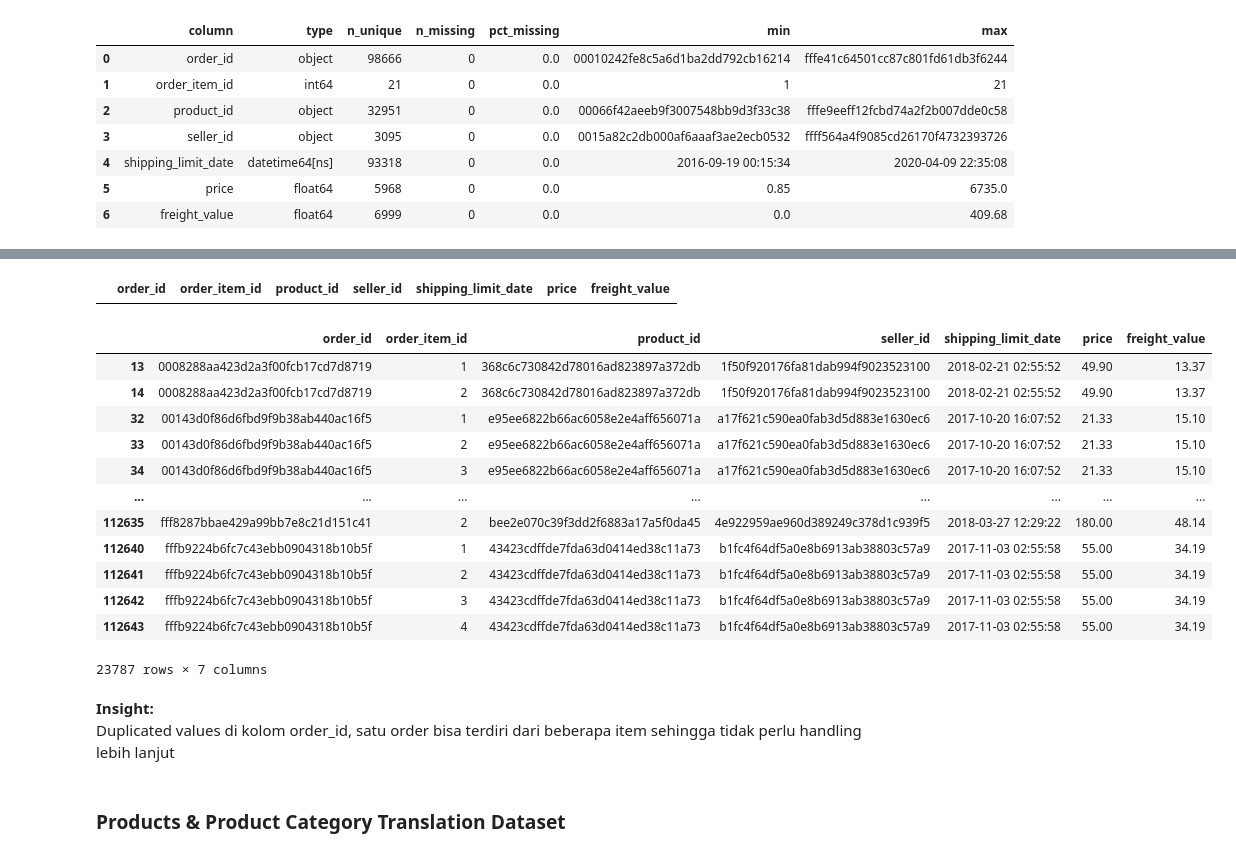
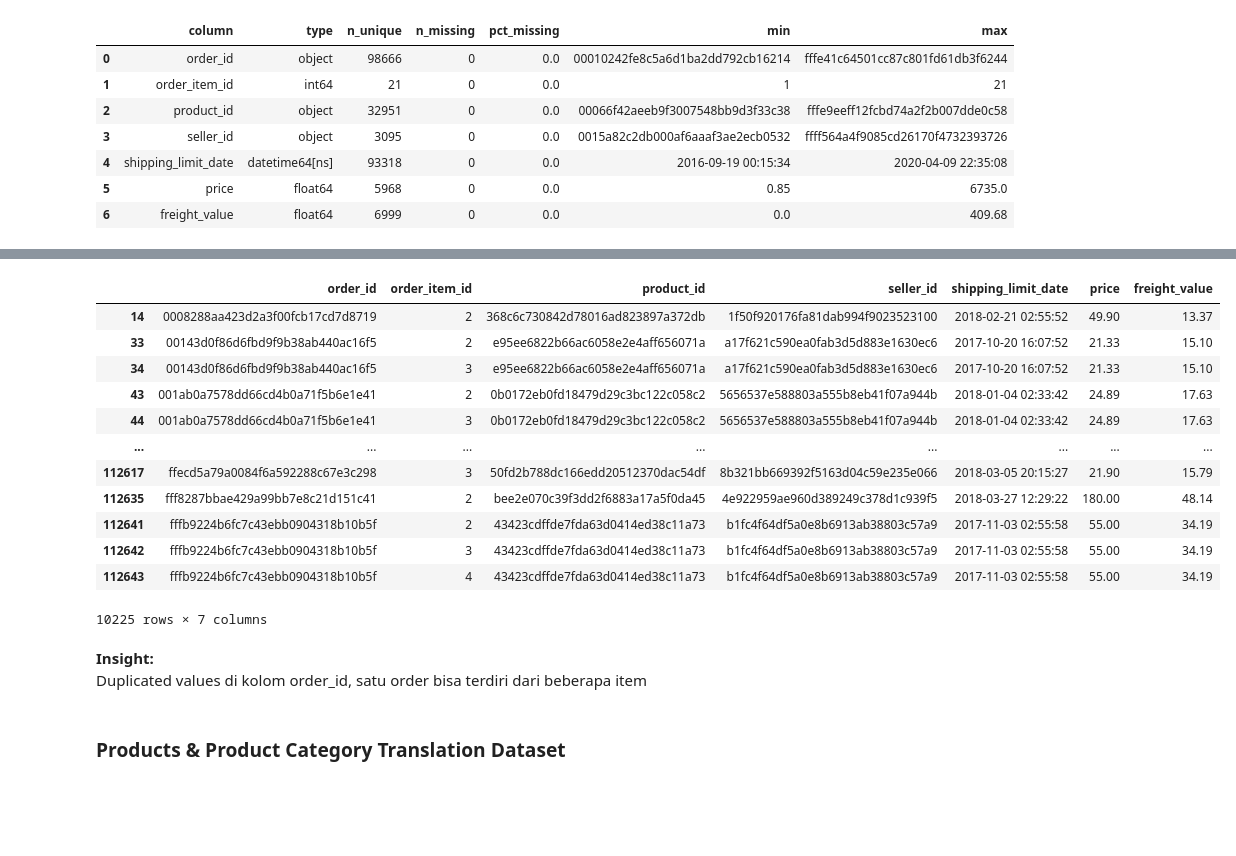
Before and after one commit to aridiawan/ecommerce-analysis, a Jupyter notebook: notebooks/1.0.2-data-preparation.ipynb, the cells around one changed output, grey strips where cells are left out. Saved outputs shown, nothing was run; the diff lists cells and outputs as text; code cells hidden in the pictures; blank space fills up the shorter version.

```diff
--- a/notebooks/1.0.2-data-preparation.ipynb
+++ b/notebooks/1.0.2-data-preparation.ipynb
@@ -77,3 +77,6 @@ number of rows: 112650
 | 4 | shipping_limit_date | datetime64[ns] | 93318 | 0 | 0.0 | 2016-09-19 00:15:34 | 2020-04-09 22:35:08 |
 | 5 | price | float64 | 5968 | 0 | 0.0 | 0.85 | 6735.0 |
 | 6 | freight_value | float64 | 6999 | 0 | 0.0 | 0.0 | 409.68 |
+# %%
+order_items.sort_values(by=["order_id", "order_item_id"], inplace=True, ignore_index=True)
+order_items
@@ -80,26 +97,22 @@ number of rows: 112650
 # %%
-order_items[order_items.duplicated()]
+order_items[order_items.duplicated(["order_id", "product_id", "price", "freight_value"])]
 # %% [output]
 |  | order_id | order_item_id | product_id | seller_id | shipping_limit_date | price | freight_value |
+| 14 | 0008288aa423d2a3f00fcb17cd7d8719 | 2 | 368c6c730842d78016ad823897a372db | 1f50f920176fa81dab994f9023523100 | 2018-02-21 02:55:52 | 49.90 | 13.37 |
+| 33 | 00143d0f86d6fbd9f9b38ab440ac16f5 | 2 | e95ee6822b66ac6058e2e4aff656071a | a17f621c590ea0fab3d5d883e1630ec6 | 2017-10-20 16:07:52 | 21.33 | 15.10 |
+| 34 | 00143d0f86d6fbd9f9b38ab440ac16f5 | 3 | e95ee6822b66ac6058e2e4aff656071a | a17f621c590ea0fab3d5d883e1630ec6 | 2017-10-20 16:07:52 | 21.33 | 15.10 |
+| 43 | 001ab0a7578dd66cd4b0a71f5b6e1e41 | 2 | 0b0172eb0fd18479d29c3bc122c058c2 | 5656537e588803a555b8eb41f07a944b | 2018-01-04 02:33:42 | 24.89 | 17.63 |
+| 44 | 001ab0a7578dd66cd4b0a71f5b6e1e41 | 3 | 0b0172eb0fd18479d29c3bc122c058c2 | 5656537e588803a555b8eb41f07a944b | 2018-01-04 02:33:42 | 24.89 | 17.63 |
+| ... | ... | ... | ... | ... | ... | ... | ... |
+| 112617 | ffecd5a79a0084f6a592288c67e3c298 | 3 | 50fd2b788dc166edd20512370dac54df | 8b321bb669392f5163d04c59e235e066 | 2018-03-05 20:15:27 | 21.90 | 15.79 |
+| 112635 | fff8287bbae429a99bb7e8c21d151c41 | 2 | bee2e070c39f3dd2f6883a17a5f0da45 | 4e922959ae960d389249c378d1c939f5 | 2018-03-27 12:29:22 | 180.00 | 48.14 |
+| 112641 | fffb9224b6fc7c43ebb0904318b10b5f | 2 | 43423cdffde7fda63d0414ed38c11a73 | b1fc4f64df5a0e8b6913ab38803c57a9 | 2017-11-03 02:55:58 | 55.00 | 34.19 |
+| 112642 | fffb9224b6fc7c43ebb0904318b10b5f | 3 | 43423cdffde7fda63d0414ed38c11a73 | b1fc4f64df5a0e8b6913ab38803c57a9 | 2017-11-03 02:55:58 | 55.00 | 34.19 |
+| 112643 | fffb9224b6fc7c43ebb0904318b10b5f | 4 | 43423cdffde7fda63d0414ed38c11a73 | b1fc4f64df5a0e8b6913ab38803c57a9 | 2017-11-03 02:55:58 | 55.00 | 34.19 |
+10225 rows × 7 columns
-# %%
-order_items[order_items.duplicated(subset=["order_id"], keep=False)].sort_values(by=["order_id", "order_item_id"])
-# %% [output]
-|  | order_id | order_item_id | product_id | seller_id | shipping_limit_date | price | freight_value |
-| 13 | 0008288aa423d2a3f00fcb17cd7d8719 | 1 | 368c6c730842d78016ad823897a372db | 1f50f920176fa81dab994f9023523100 | 2018-02-21 02:55:52 | 49.90 | 13.37 |
-| 14 | 0008288aa423d2a3f00fcb17cd7d8719 | 2 | 368c6c730842d78016ad823897a372db | 1f50f920176fa81dab994f9023523100 | 2018-02-21 02:55:52 | 49.90 | 13.37 |
-| 32 | 00143d0f86d6fbd9f9b38ab440ac16f5 | 1 | e95ee6822b66ac6058e2e4aff656071a | a17f621c590ea0fab3d5d883e1630ec6 | 2017-10-20 16:07:52 | 21.33 | 15.10 |
-| 33 | 00143d0f86d6fbd9f9b38ab440ac16f5 | 2 | e95ee6822b66ac6058e2e4aff656071a | a17f621c590ea0fab3d5d883e1630ec6 | 2017-10-20 16:07:52 | 21.33 | 15.10 |
-| 34 | 00143d0f86d6fbd9f9b38ab440ac16f5 | 3 | e95ee6822b66ac6058e2e4aff656071a | a17f621c590ea0fab3d5d883e1630ec6 | 2017-10-20 16:07:52 | 21.33 | 15.10 |
-| ... | ... | ... | ... | ... | ... | ... | ... |
-| 112635 | fff8287bbae429a99bb7e8c21d151c41 | 2 | bee2e070c39f3dd2f6883a17a5f0da45 | 4e922959ae960d389249c378d1c939f5 | 2018-03-27 12:29:22 | 180.00 | 48.14 |
-| 112640 | fffb9224b6fc7c43ebb0904318b10b5f | 1 | 43423cdffde7fda63d0414ed38c11a73 | b1fc4f64df5a0e8b6913ab38803c57a9 | 2017-11-03 02:55:58 | 55.00 | 34.19 |
-| 112641 | fffb9224b6fc7c43ebb0904318b10b5f | 2 | 43423cdffde7fda63d0414ed38c11a73 | b1fc4f64df5a0e8b6913ab38803c57a9 | 2017-11-03 02:55:58 | 55.00 | 34.19 |
-| 112642 | fffb9224b6fc7c43ebb0904318b10b5f | 3 | 43423cdffde7fda63d0414ed38c11a73 | b1fc4f64df5a0e8b6913ab38803c57a9 | 2017-11-03 02:55:58 | 55.00 | 34.19 |
-| 112643 | fffb9224b6fc7c43ebb0904318b10b5f | 4 | 43423cdffde7fda63d0414ed38c11a73 | b1fc4f64df5a0e8b6913ab38803c57a9 | 2017-11-03 02:55:58 | 55.00 | 34.19 |
-23787 rows × 7 columns
 # %% [markdown]
 **Insight:**<br>
-Duplicated values di kolom order_id, satu order bisa terdiri dari beberapa item sehingga tidak perlu handling lebih lanjut
+Duplicated values di kolom order_id, satu order bisa terdiri dari beberapa item
 # %% [markdown]
 ### **Products & Product Category Translation Dataset**
 # %%
```
Also changed, not shown: parts of 33 cells of this notebook.
